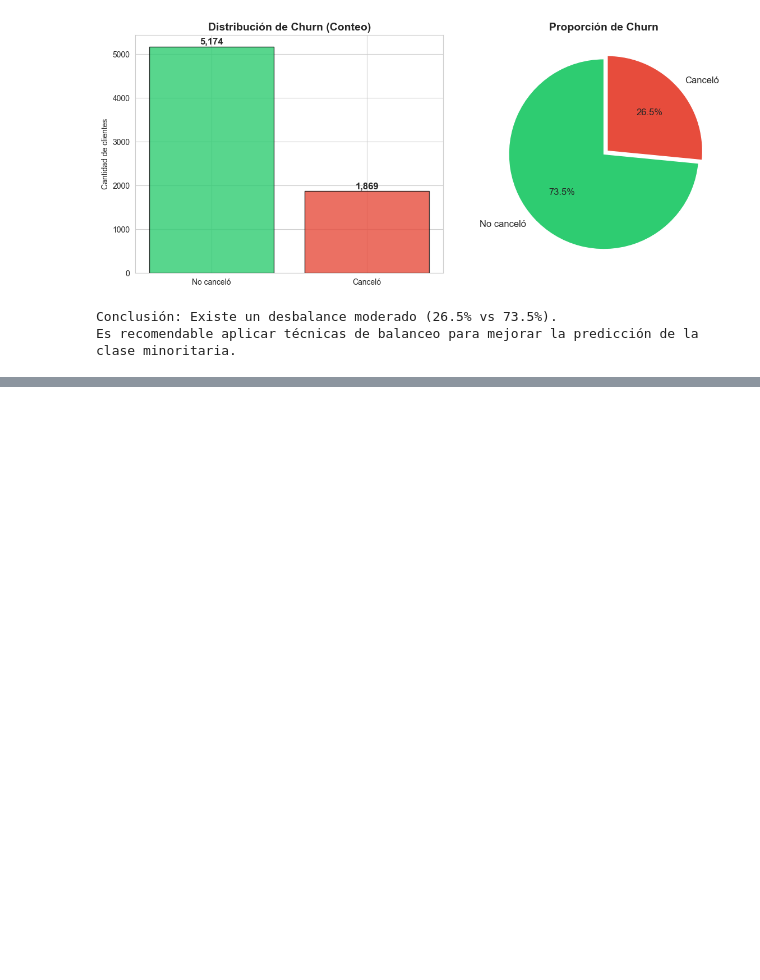
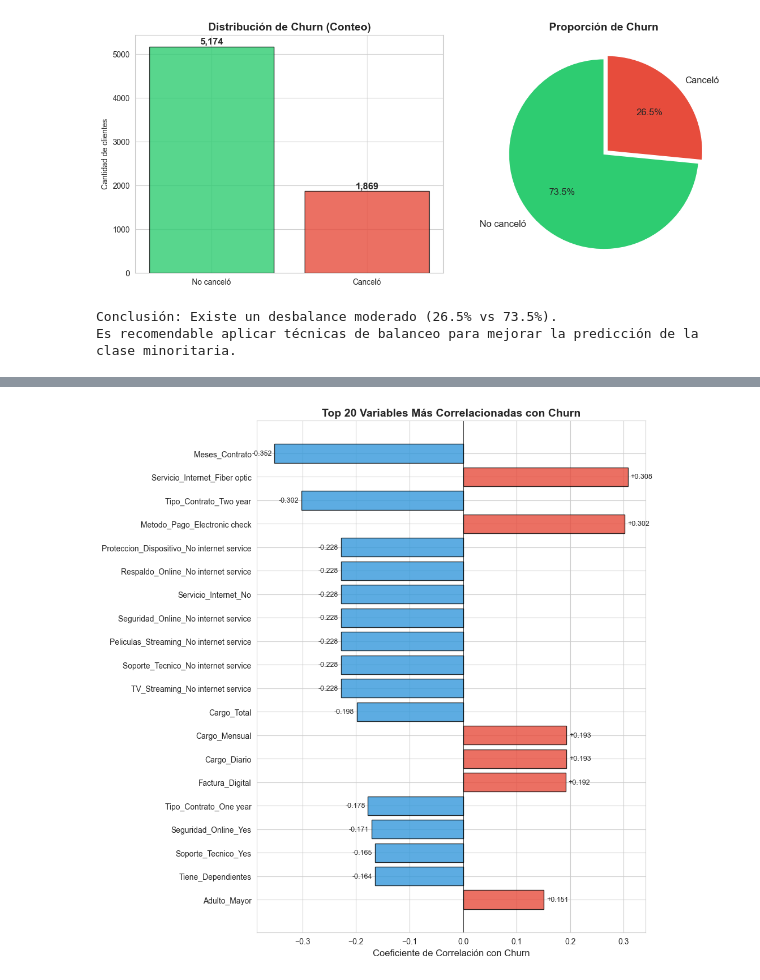
Before and after one commit to anothereverr/oracle-alura-data-science-challenge-2-second-stage, a Jupyter notebook: TelecomX.ipynb, the cells around one changed output, grey strips where cells are left out. Drawn from its saved outputs; the diff is of its cells as text; code cells hidden in the pictures; blank space fills up the shorter version.

```diff
--- a/TelecomX.ipynb
+++ b/TelecomX.ipynb
@@ -191,0 +214,11 @@ Es recomendable aplicar técnicas de balanceo para mejorar la predicción de la
+# %%
+# Matriz de correlación completa
+corr_matrix = df.corr()
+
+# Correlaciones con Churn (ordenadas por valor absoluto)
+corr_churn = corr_matrix['Churn'].drop('Churn').sort_values(key=abs, ascending=False)
+
+print('=== Top 15 variables más correlacionadas con Churn ===')
+for var, val in corr_churn.head(15).items():
+    signo = '+' if val > 0 else '-'
+    print(f'  {signo} {var:45s} {val:+.4f}')
@@ -191,0 +242,25 @@ Es recomendable aplicar técnicas de balanceo para mejorar la predicción de la
+# %%
+# Visualización: Correlación con Churn
+fig, ax = plt.subplots(figsize=(10, 10))
+
+top_corr = corr_churn.head(20)
+colores = ['#e74c3c' if v > 0 else '#3498db' for v in top_corr.values]
+
+bars = ax.barh(range(len(top_corr)), top_corr.values, color=colores, edgecolor='black', alpha=0.8)
+ax.set_yticks(range(len(top_corr)))
+ax.set_yticklabels(top_corr.index, fontsize=10)
+ax.set_xlabel('Coeficiente de Correlación con Churn', fontsize=12)
+ax.set_title('Top 20 Variables Más Correlacionadas con Churn', fontsize=14, fontweight='bold')
+ax.axvline(x=0, color='black', linestyle='-', linewidth=0.5)
+ax.invert_yaxis()
+
+# Añadir valores
+for i, v in enumerate(top_corr.values):
+    ax.text(v + (0.005 if v >= 0 else -0.005), i, f'{v:+.3f}',
+            va='center', ha='left' if v >= 0 else 'right', fontsize=9)
+
+plt.tight_layout()
+plt.savefig('02_correlacion_churn.png', bbox_inches='tight', dpi=150)
+plt.show()
+# %% [output]
+[figure, added]
```
Also changed, not shown: parts of 15 cells of this notebook.
